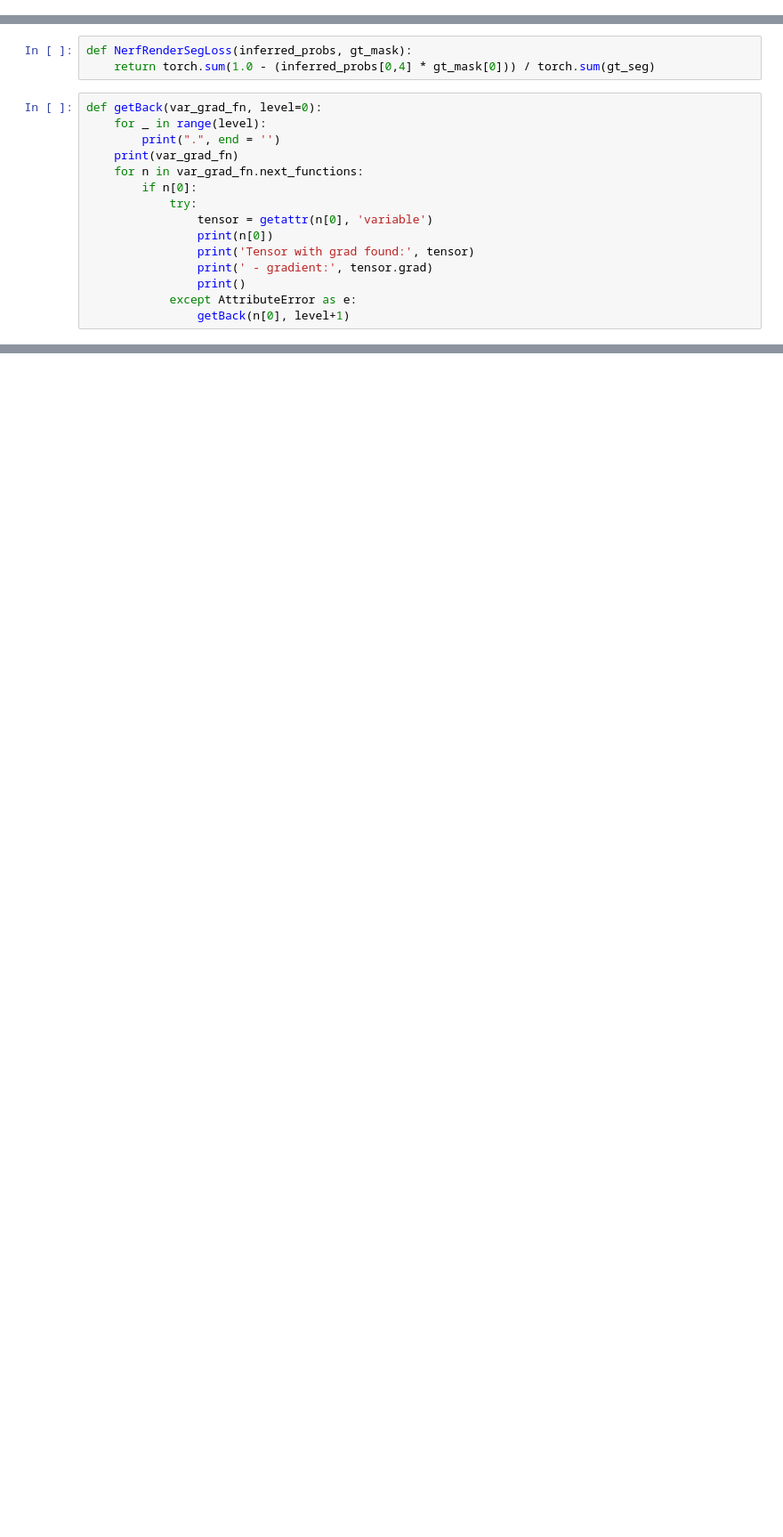
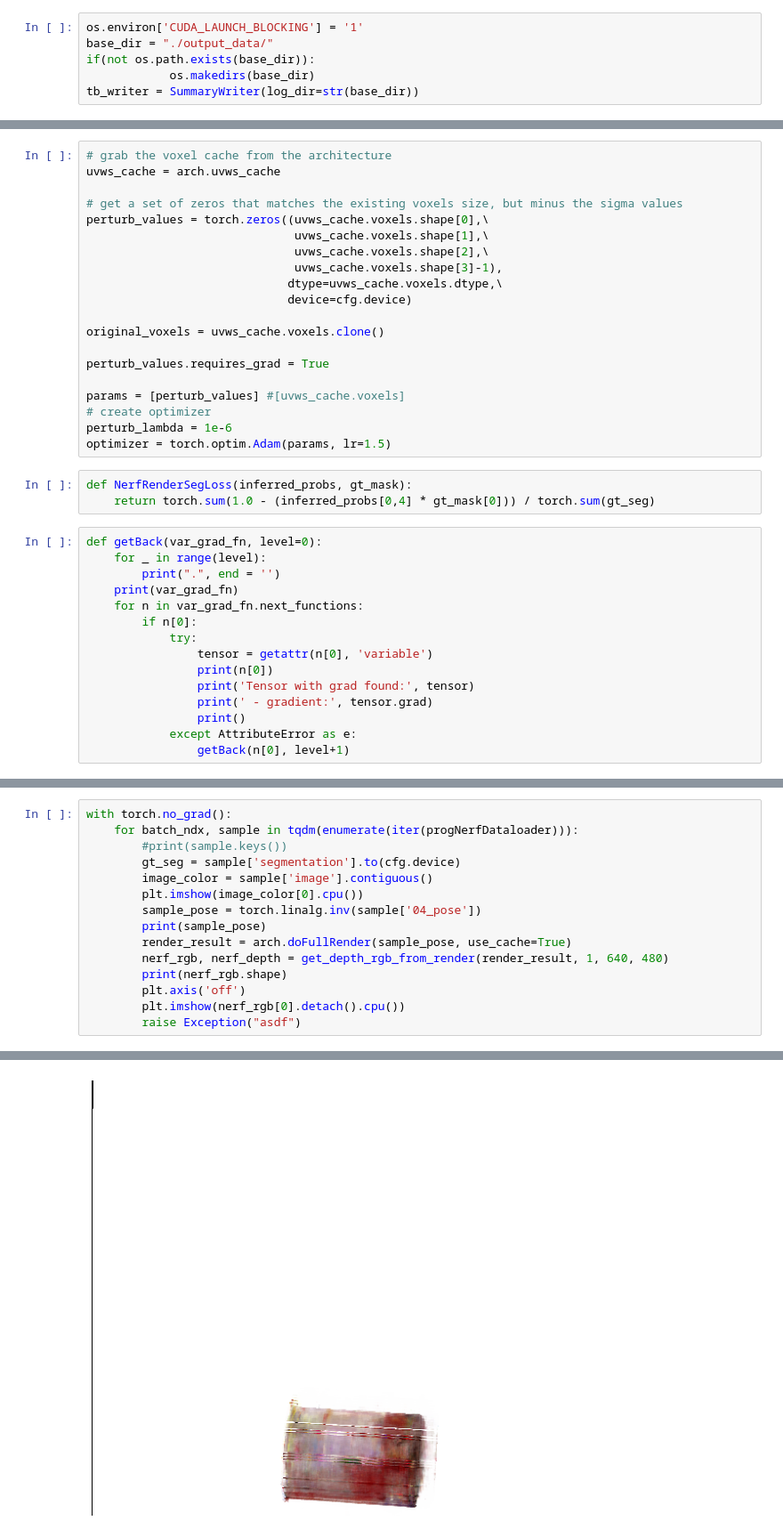
Before and after one commit to stanlew7531/NerFrenemy, a Jupyter notebook: YCBVideoPoseCNNTrain.ipynb, the cells around one changed output, grey strips where cells are left out. Shown at 89% size. Saved outputs shown, nothing was run; the diff lists cells and outputs as text; blank space fills up the shorter version.

```diff
--- a/YCBVideoPoseCNNTrain.ipynb
+++ b/YCBVideoPoseCNNTrain.ipynb
@@ -53,3 +54,9 @@ os.environ['CUDA_LAUNCH_BLOCKING'] = '1'
+# %%
+os.environ['CUDA_LAUNCH_BLOCKING'] = '1'
+base_dir = "./output_data/"
+if(not os.path.exists(base_dir)):
+            os.makedirs(base_dir)
+tb_writer = SummaryWriter(log_dir=str(base_dir))
 # %% [markdown]
 # Setup Dataloader & Metadata for PoseCNN
 # %%
@@ -220,3 +200,23 @@ optimizer = torch.optim.Adam(params, lr=0.0075)
+# %%
+# grab the voxel cache from the architecture
+uvws_cache = arch.uvws_cache
+
+# get a set of zeros that matches the existing voxels size, but minus the sigma values
+perturb_values = torch.zeros((uvws_cache.voxels.shape[0],\
+                              uvws_cache.voxels.shape[1],\
+                              uvws_cache.voxels.shape[2],\
+                              uvws_cache.voxels.shape[3]-1),
+                             dtype=uvws_cache.voxels.dtype,\
+                             device=cfg.device)
+
+original_voxels = uvws_cache.voxels.clone()
+
+perturb_values.requires_grad = True
+
+params = [perturb_values] #[uvws_cache.voxels]
+# create optimizer
+perturb_lambda = 1e-6
+optimizer = torch.optim.Adam(params, lr=1.5)
 # %%
 def NerfRenderSegLoss(inferred_probs, gt_mask):
     return torch.sum(1.0 - (inferred_probs[0,4] * gt_mask[0])) / torch.sum(gt_seg)
@@ -346,0 +350,16 @@ tensor(1.4463, device='cuda:0', grad_fn=<DivBackward0>)
+# %%
+with torch.no_grad():
+    for batch_ndx, sample in tqdm(enumerate(iter(progNerfDataloader))):
+        #print(sample.keys())
+        gt_seg = sample['segmentation'].to(cfg.device)
+        image_color = sample['image'].contiguous()
+        plt.imshow(image_color[0].cpu())
+        sample_pose = torch.linalg.inv(sample['04_pose'])
+        print(sample_pose)
+        render_result = arch.doFullRender(sample_pose, use_cache=True)
+        nerf_rgb, nerf_depth = get_depth_rgb_from_render(render_result, 1, 640, 480)
+        print(nerf_rgb.shape)
+        plt.axis('off')
+        plt.imshow(nerf_rgb[0].detach().cpu())
+        raise Exception("asdf")
+# %% [output]
@@ -346,0 +372 @@ tensor(1.4463, device='cuda:0', grad_fn=<DivBackward0>)
+[figure, added]
```
Also changed, not shown: parts of 8 cells of this notebook.
